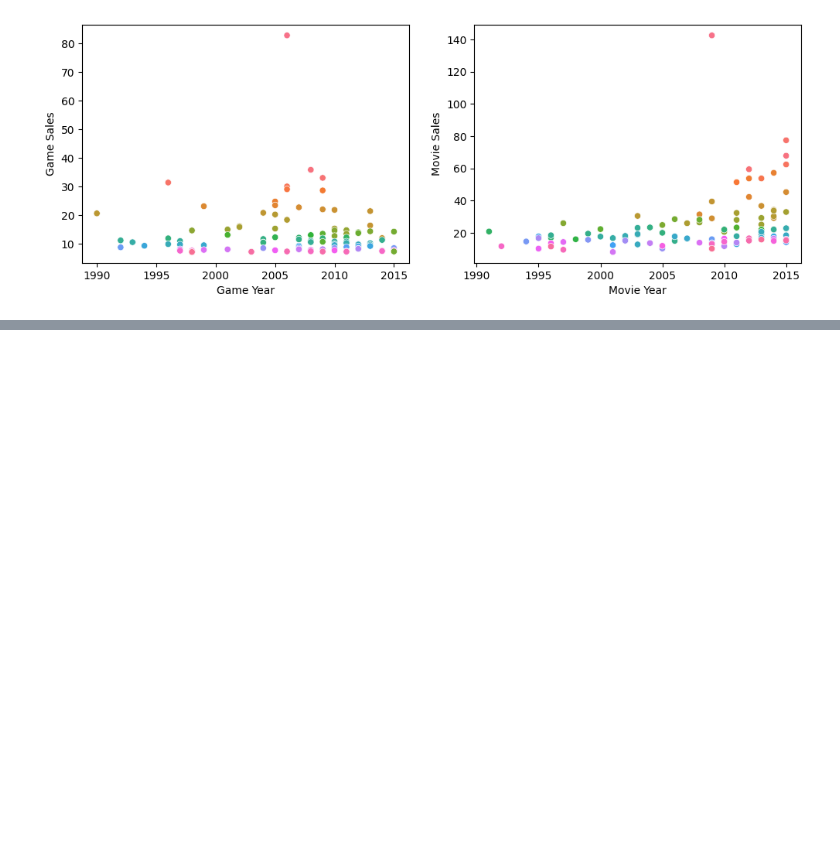
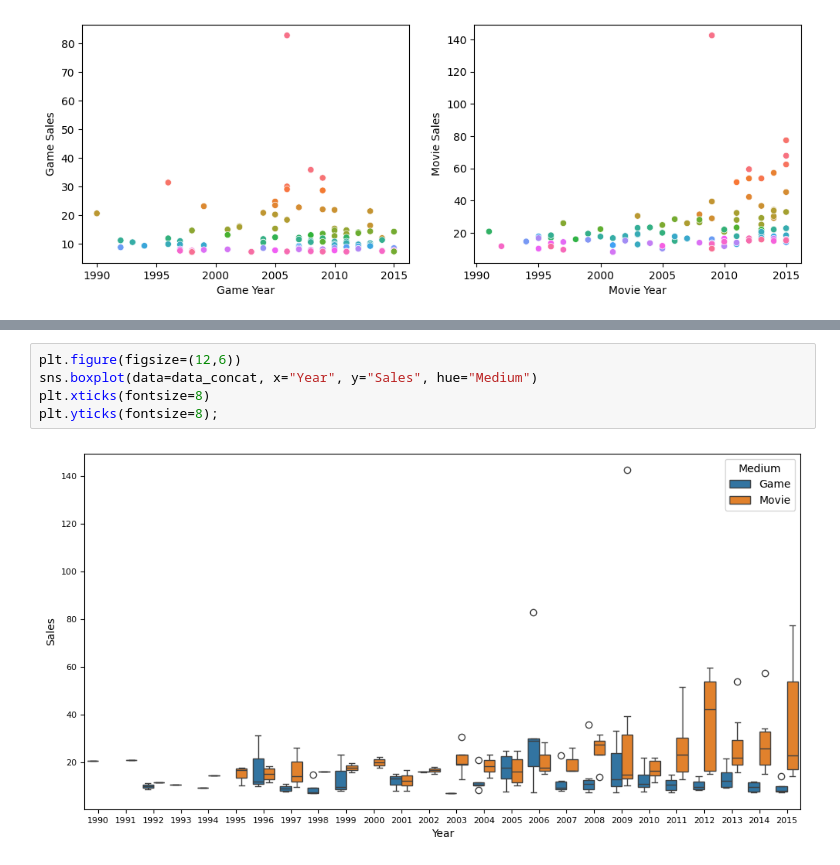
Before and after one commit to jan-bohacek/pipeline-td-course, a Jupyter notebook: week07/jupyter/assignment.ipynb, the cells around one changed output, grey strips where cells are left out. Saved outputs shown, nothing was run; the diff lists cells and outputs as text; blank space fills up the shorter version.

```diff
--- a/week07/jupyter/assignment.ipynb
+++ b/week07/jupyter/assignment.ipynb
@@ -187,0 +195,7 @@ ValueError: Could not interpret value `Year` for `hue`. An entry with this name
+# %%
+plt.figure(figsize=(12,6))
+sns.boxplot(data=data_concat, x="Year", y="Sales", hue="Medium")
+plt.xticks(fontsize=8)
+plt.yticks(fontsize=8);
+# %% [output]
+[figure, added]
```
Also changed, not shown: parts of 16 cells of this notebook.
